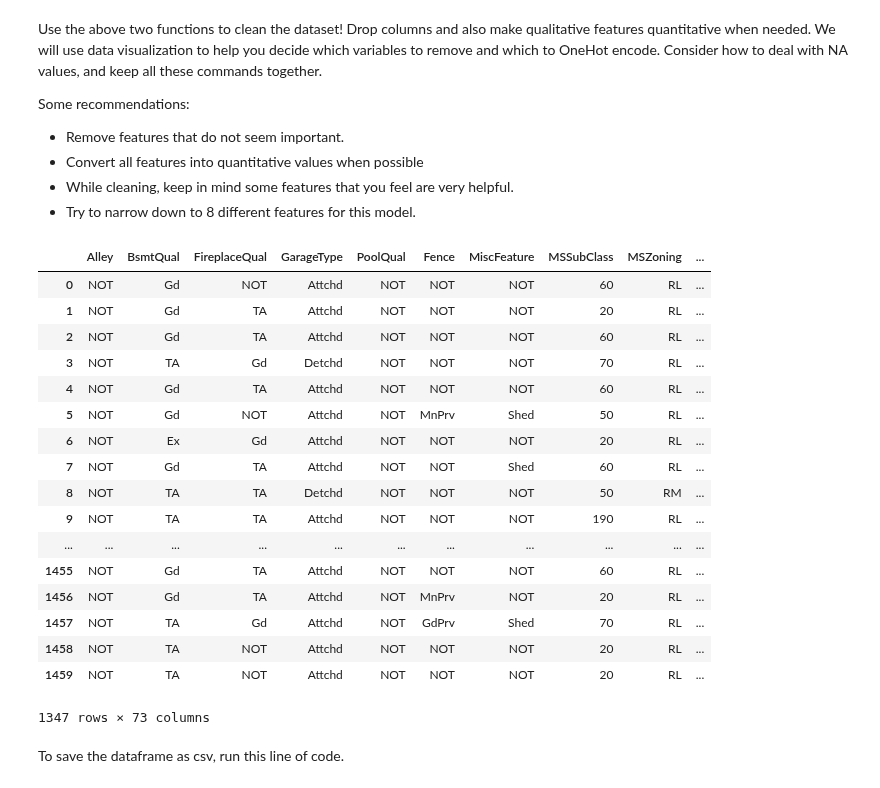
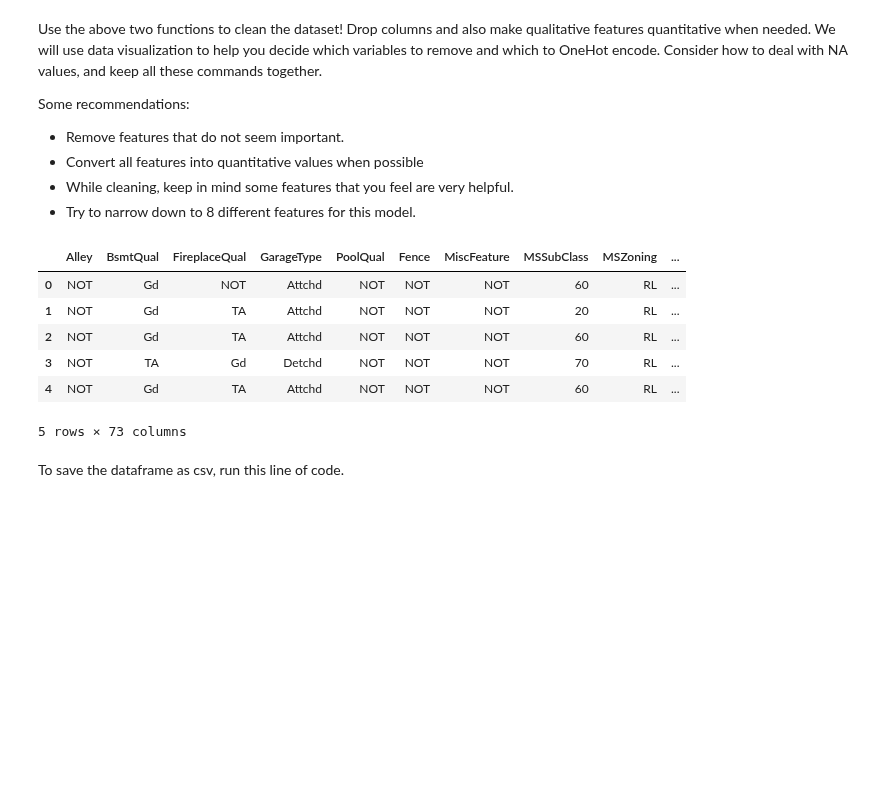
Before and after one commit to SUSA-org/Fall-2018-Career-Exploration, a Jupyter notebook: Lectures/Lecture8/data-Copy1.ipynb, the cells around one changed output. Cells and saved outputs as stored; diff of their text form; code cells hidden in the pictures; blank space fills up the shorter version.

```diff
--- a/Lectures/Lecture8/data-Copy1.ipynb
+++ b/Lectures/Lecture8/data-Copy1.ipynb
@@ -545,26 +497,15 @@ rest = clean[features]
 newclean = pd.concat([filled, rest], axis=1)
 newclean = newclean.dropna()
 # %%
-newclean
+newclean.head()
 # %% [output]
 |  | Alley | BsmtQual | FireplaceQual | GarageType | PoolQual | Fence | MiscFeature | MSSubClass | MSZoning | ... |
 | 0 | NOT | Gd | NOT | Attchd | NOT | NOT | NOT | 60 | RL | ... |
 | 1 | NOT | Gd | TA | Attchd | NOT | NOT | NOT | 20 | RL | ... |
 | 2 | NOT | Gd | TA | Attchd | NOT | NOT | NOT | 60 | RL | ... |
 | 3 | NOT | TA | Gd | Detchd | NOT | NOT | NOT | 70 | RL | ... |
 | 4 | NOT | Gd | TA | Attchd | NOT | NOT | NOT | 60 | RL | ... |
-| 5 | NOT | Gd | NOT | Attchd | NOT | MnPrv | Shed | 50 | RL | ... |
-| 6 | NOT | Ex | Gd | Attchd | NOT | NOT | NOT | 20 | RL | ... |
-| 7 | NOT | Gd | TA | Attchd | NOT | NOT | Shed | 60 | RL | ... |
-| 8 | NOT | TA | TA | Detchd | NOT | NOT | NOT | 50 | RM | ... |
-| 9 | NOT | TA | TA | Attchd | NOT | NOT | NOT | 190 | RL | ... |
-| ... | ... | ... | ... | ... | ... | ... | ... | ... | ... | ... |
-| 1455 | NOT | Gd | TA | Attchd | NOT | NOT | NOT | 60 | RL | ... |
-| 1456 | NOT | Gd | TA | Attchd | NOT | MnPrv | NOT | 20 | RL | ... |
-| 1457 | NOT | TA | Gd | Attchd | NOT | GdPrv | Shed | 70 | RL | ... |
-| 1458 | NOT | TA | NOT | Attchd | NOT | NOT | NOT | 20 | RL | ... |
-| 1459 | NOT | TA | NOT | Attchd | NOT | NOT | NOT | 20 | RL | ... |
-1347 rows × 73 columns
+5 rows × 73 columns
 # %% [markdown]
 To save the dataframe as csv, run this line of code.
 # %%
```
Also changed, not shown: parts of 43 cells of this notebook, 3 other files.
